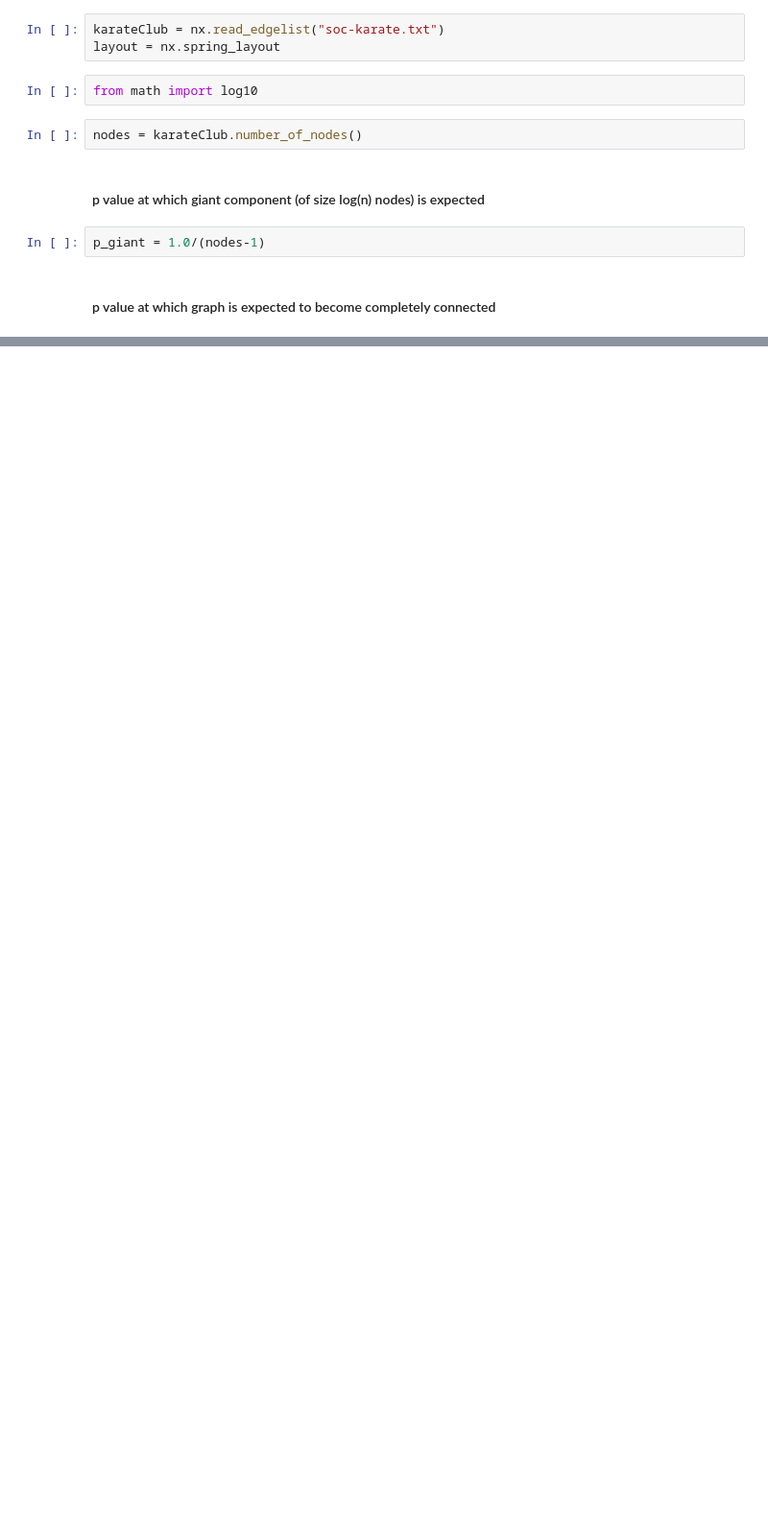
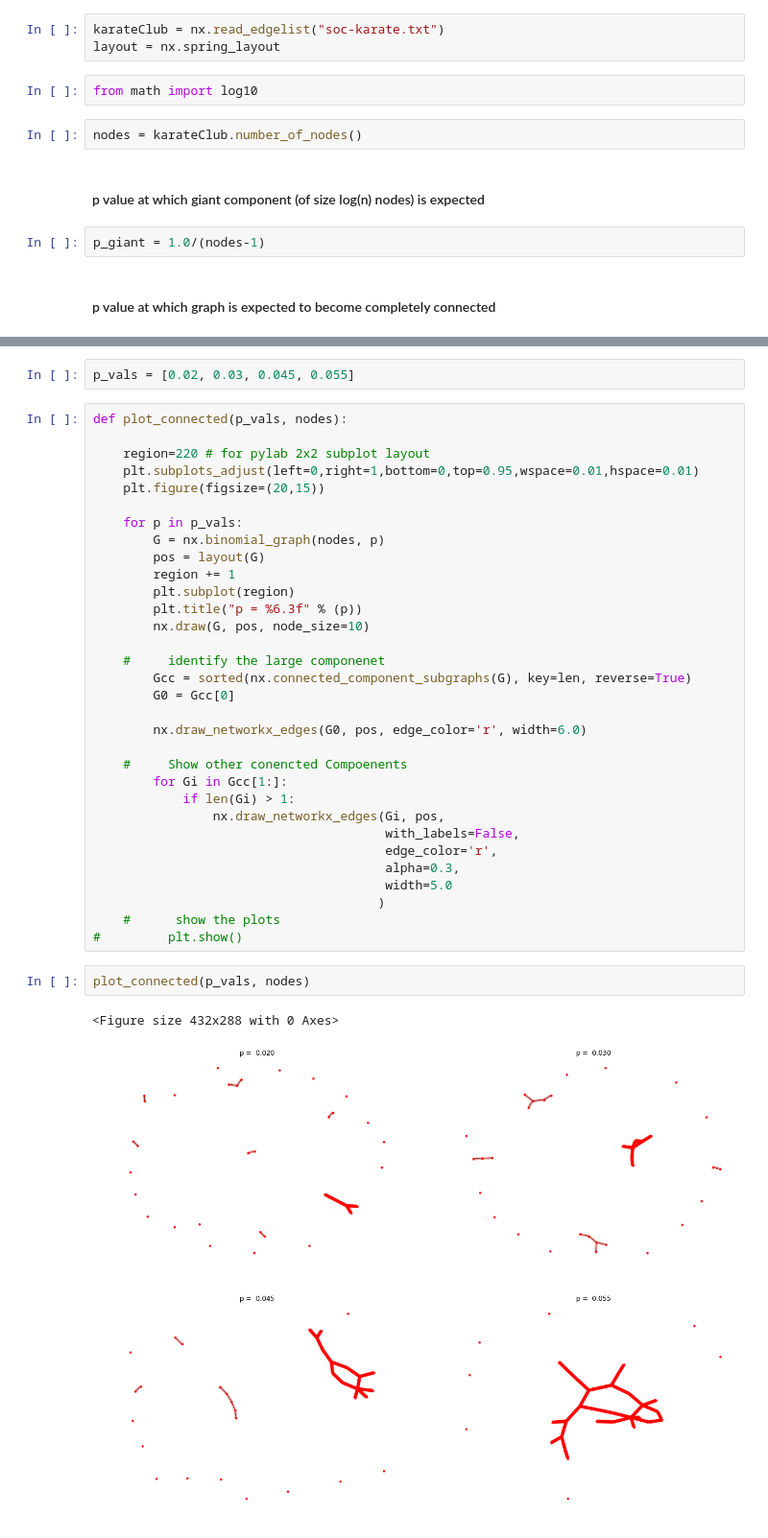
Before and after one commit to sudhigopal/Network-Science-tutorials, a Jupyter notebook: graphTut.ipynb, the cells around one changed output, grey strips where cells are left out. Shown at 96% size. Saved outputs shown, nothing was run; the diff lists cells and outputs as text; blank space fills up the shorter version.

```diff
--- a/graphTut.ipynb
+++ b/graphTut.ipynb
@@ -109,0 +94,39 @@ SyntaxError: unexpected EOF while parsing (<ipython-input-51-185940b2d696>, line
+# %%
+p_vals = [0.02, 0.03, 0.045, 0.055]
+# %%
+def plot_connected(p_vals, nodes):
+
+    region=220 # for pylab 2x2 subplot layout
+    plt.subplots_adjust(left=0,right=1,bottom=0,top=0.95,wspace=0.01,hspace=0.01)
+    plt.figure(figsize=(20,15))
+
+    for p in p_vals:
+        G = nx.binomial_graph(nodes, p)
+        pos = layout(G)
+        region += 1
+        plt.subplot(region)
+        plt.title("p = %6.3f" % (p))
+        nx.draw(G, pos, node_size=10)
+
+    #     identify the large componenet
+        Gcc = sorted(nx.connected_component_subgraphs(G), key=len, reverse=True)
+        G0 = Gcc[0]
+
+        nx.draw_networkx_edges(G0, pos, edge_color='r', width=6.0)
+
+    #     Show other conencted Compoenents
+        for Gi in Gcc[1:]:
+            if len(Gi) > 1:
+                nx.draw_networkx_edges(Gi, pos,
+                                       with_labels=False,
+                                       edge_color='r',
+                                       alpha=0.3,
+                                       width=5.0
+                                      )
+    #      show the plots
+#         plt.show()
+# %%
+plot_connected(p_vals, nodes)
+# %% [output]
+<Figure size 432x288 with 0 Axes>
+[figure, added]
```
Also changed, not shown: parts of 57 cells of this notebook, 1 other file.
